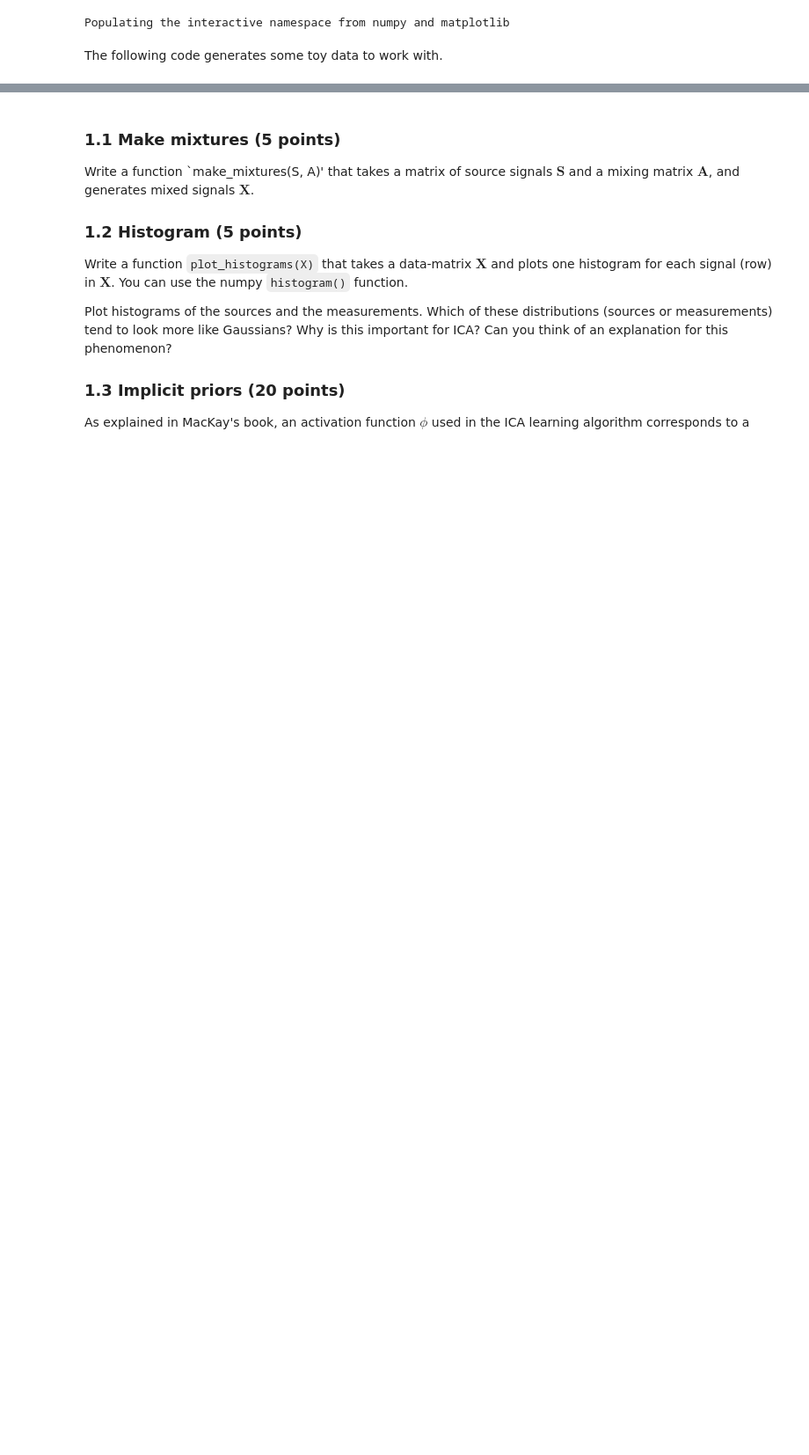
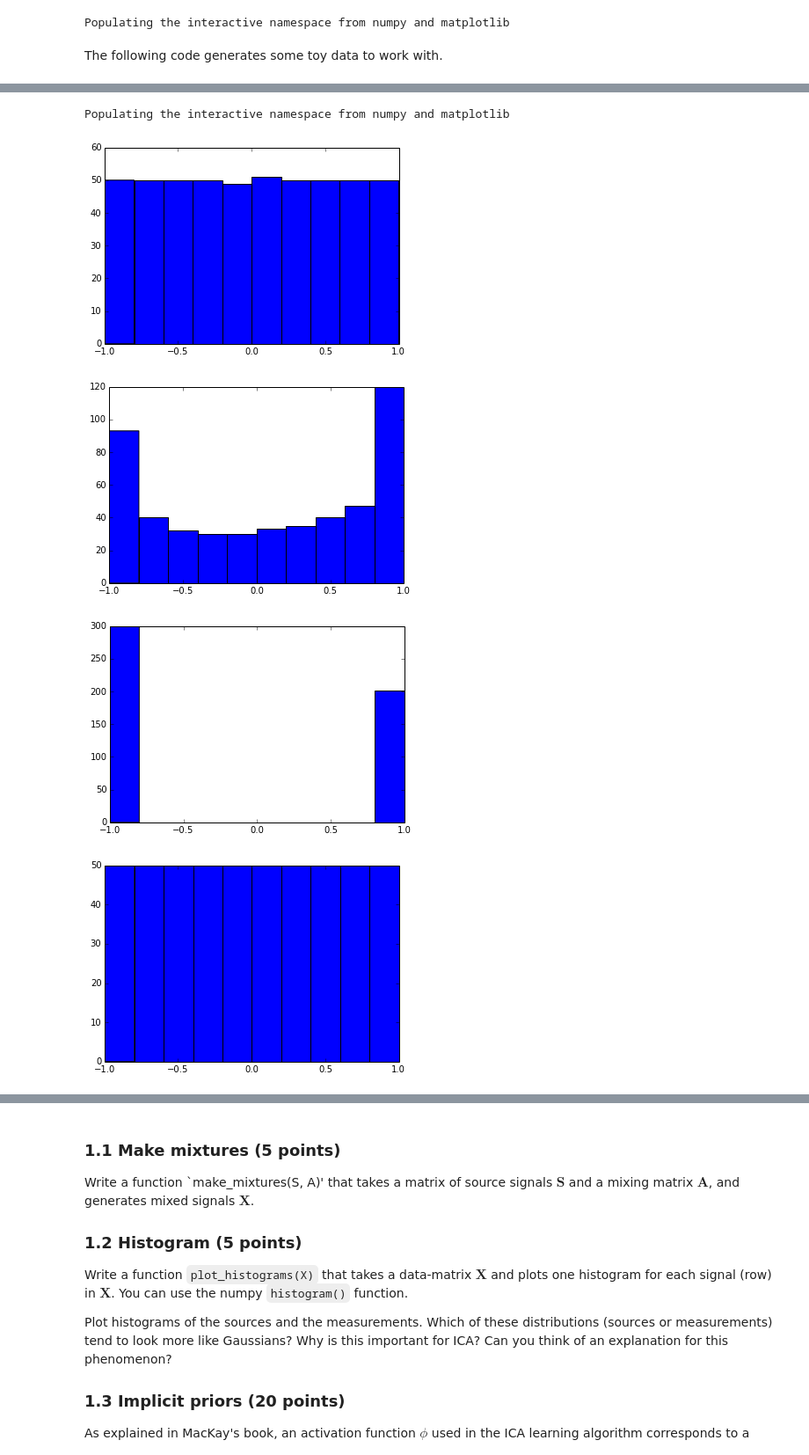
Before and after one commit to ackeune/MLPM, a Jupyter notebook: lab1/lab1.ipynb, the cells around one changed output, grey strips where cells are left out. Shown at 88% size. Cells and saved outputs as stored; diff of their text form; code cells hidden in the pictures; blank space fills up the shorter version.

```diff
--- a/lab1/lab1.ipynb
+++ b/lab1/lab1.ipynb
@@ -108,0 +89,53 @@ Populating the interactive namespace from numpy and matplotlib
+# %%
+%pylab inline
+def make_mixtures(S, A):
+    return matrix(A) * matrix(S)
+
+X = make_mixtures(S, random_nonsingular_matrix(5))
+
+def plot_histograms(X):
+    for row in X:
+        row = numpy.array(row.T)
+        hist(row)
+        show()
+
+plot_histograms(S)
+
+def phi0(x):
+    return -tanh(x)
+
+def phi1(x):
+    return -x + tanh(x)
+
+def phi2(x):
+    return -x**3
+
+def phi3(x):
+    return (6*x)/(x**2+5)
+
+# python functions of (unnormalized) implicit priors
+def phi0_implicit_prior(x):
+    return 1./(exp(x) + exp(-x))
+
+def phi1_implicit_prior(x):
+    return exp(-0.5*(x**2)+x) + exp(-0.5*(x**2)-x)
+
+def phi2_implicit_prior(x):
+    return exp(-0.25*(x**4))
+
+def phi3_implicit_prior(x):
+    return 1./((x**2+5)**3)
+
+#plots of the implicit priors over the interval [-3,3]
+x = linspace(-3., 3., 500)
+activation = [phi0, phi1, phi2, phi3]
+priors = [phi0_implicit_prior, phi1_implicit_prior, phi2_implicit_prior, phi3_implicit_prior]
+for i in range(4):
+    plot(x, activation[i](x), x, priors[i](x)*100)
+    show()
+# %% [output]
+Populating the interactive namespace from numpy and matplotlib
+[figure, added]
+[figure, added]
+[figure, added]
+[figure, added]
```
Also changed, not shown: parts of 4 cells of this notebook.
